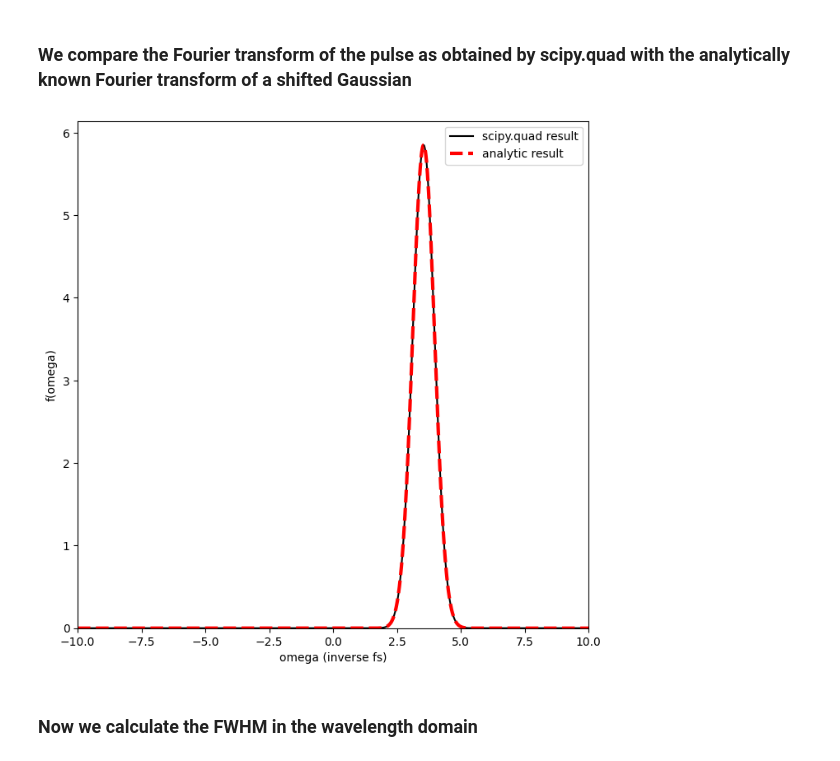
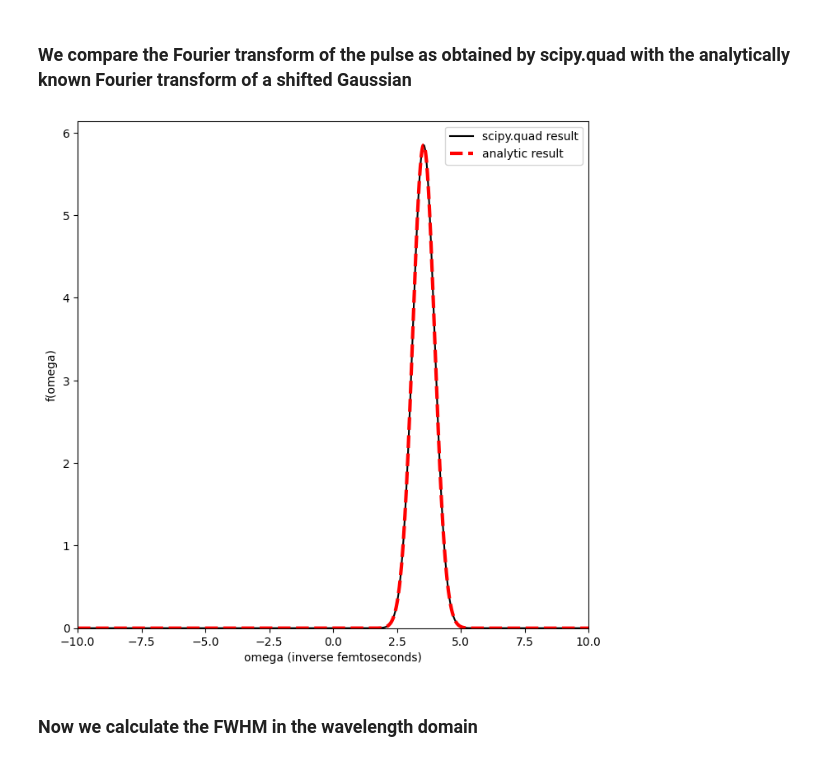
Before and after one commit to AliGhorashiCMT/Coherent-Perfect-Absorption, a Jupyter notebook: cylinders/Passive sink plane waves and time domain.ipynb, the cells around one changed output. Drawn from its saved outputs; the diff is of its cells as text; code cells hidden in the pictures.

```diff
--- a/cylinders/Passive sink plane waves and time domain.ipynb
+++ b/cylinders/Passive sink plane waves and time domain.ipynb
@@ -186,14 +186,14 @@ fourier_transform_analytic = (sqrt(2*pi)/sigma_omega)*exp(-(omegas-omega_c)**2/(
 # %%
 fig, ax = plt.subplots(figsize=(8, 8))
 ax.plot(omegas, fourier_transform_quad, color="black", label="scipy.quad result")
 ax.plot(omegas, fourier_transform_analytic, linestyle="dashed", linewidth=3, color="red", label="analytic result");
 ax.legend();
 ax.set_xlim(omegas.min(), omegas.max());
 ax.set_ylim(0, None);
-ax.set_xlabel("omega (inverse fs)");
+ax.set_xlabel("omega (inverse femtoseconds)");
 ax.set_ylabel("f(omega)");
 # %% [output]
-[figure, old version]
+[figure, new version]
 # %% [markdown]
 ### Now we calculate the FWHM in the wavelength domain
 # %%
```
Also changed, not shown: parts of 13 cells of this notebook.
